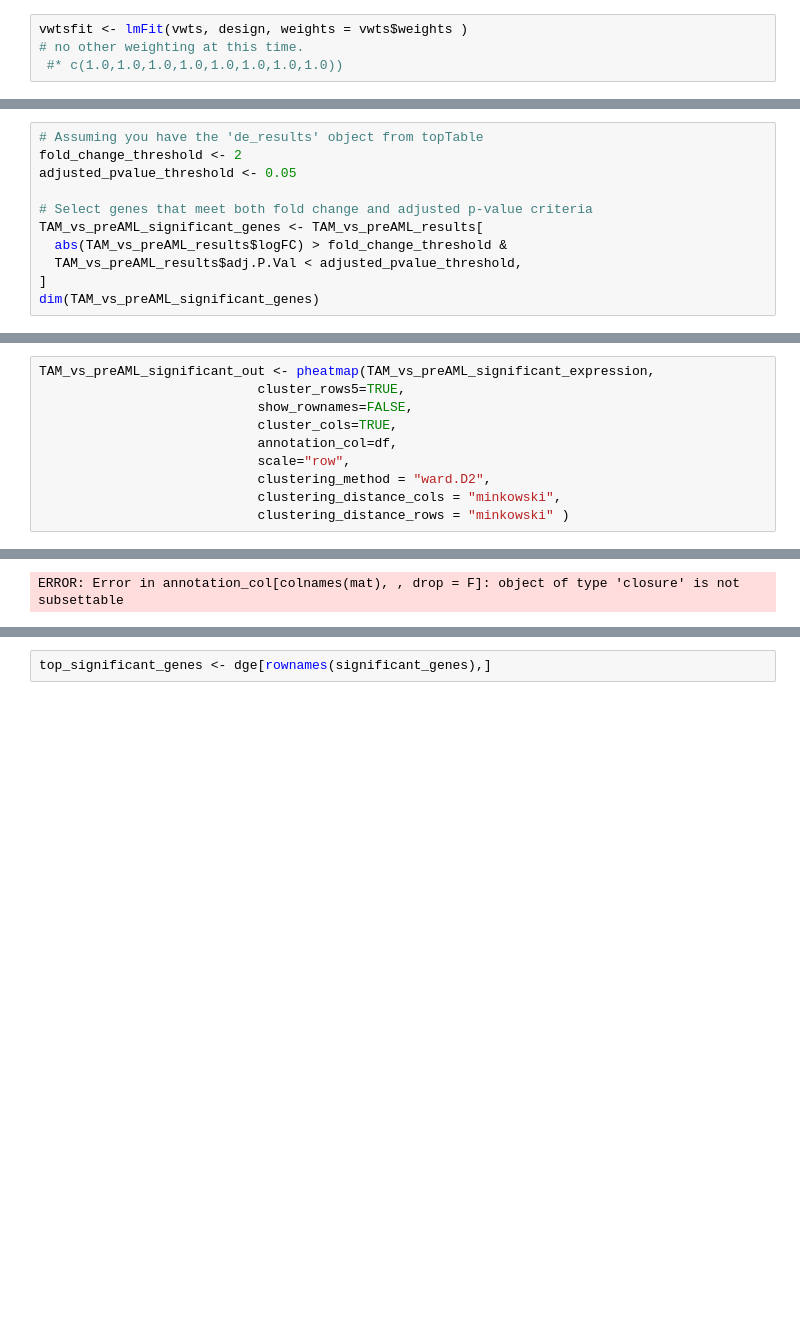
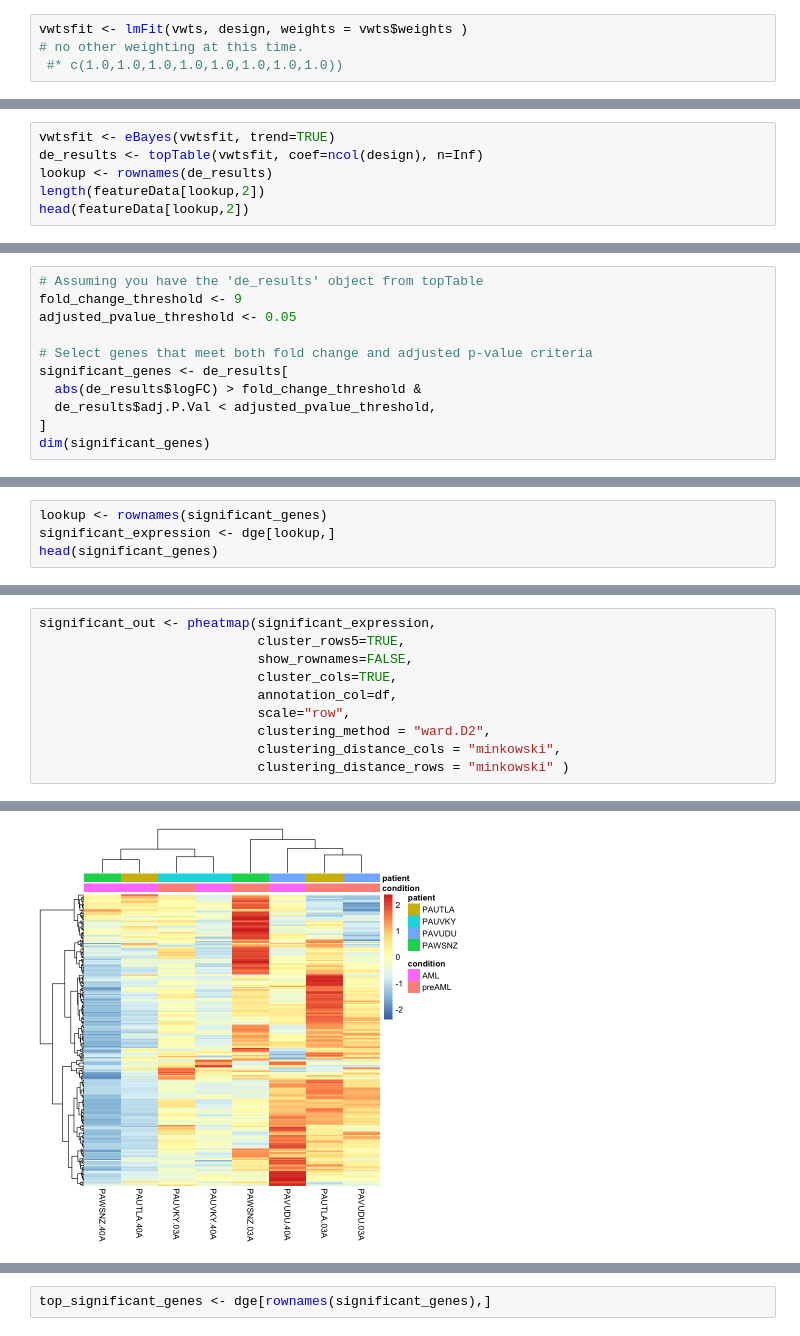
Before and after one commit to adeslatt/post-rmats-single-run, a Jupyter notebook: ipynb/all_TAM_vs_AML_A3SS_limmav2.ipynb, the cells around one changed output, grey strips where cells are left out. Saved outputs shown, nothing was run; the diff lists cells and outputs as text; blank space fills up the shorter version.

```diff
--- a/ipynb/all_TAM_vs_AML_A3SS_limmav2.ipynb
+++ b/ipynb/all_TAM_vs_AML_A3SS_limmav2.ipynb
@@ -862,0 +767,6 @@ A data.frame: 10 × 6
+# %%
+vwtsfit <- eBayes(vwtsfit, trend=TRUE)
+de_results <- topTable(vwtsfit, coef=ncol(design), n=Inf)
+lookup <- rownames(de_results)
+length(featureData[lookup,2])
+head(featureData[lookup,2])
@@ -863,12 +776,12 @@ A data.frame: 10 × 6
 # %%
 # Assuming you have the 'de_results' object from topTable
-fold_change_threshold <- 2
+fold_change_threshold <- 9
 adjusted_pvalue_threshold <- 0.05
 
 # Select genes that meet both fold change and adjusted p-value criteria
-TAM_vs_preAML_significant_genes <- TAM_vs_preAML_results[
-  abs(TAM_vs_preAML_results$logFC) > fold_change_threshold &
-  TAM_vs_preAML_results$adj.P.Val < adjusted_pvalue_threshold,
+significant_genes <- de_results[
+  abs(de_results$logFC) > fold_change_threshold &
+  de_results$adj.P.Val < adjusted_pvalue_threshold,
 ]
-dim(TAM_vs_preAML_significant_genes)
+dim(significant_genes)
 # %% [output]
@@ -906,0 +789,4 @@ library(pheatmap)
+# %%
+lookup <- rownames(significant_genes)
+significant_expression <- dge[lookup,]
+head(significant_genes)
@@ -907,5 +846,5 @@ library(pheatmap)
 # %%
-TAM_vs_preAML_significant_out <- pheatmap(TAM_vs_preAML_significant_expression,
+significant_out <- pheatmap(significant_expression,
                             cluster_rows5=TRUE,
                             show_rownames=FALSE,
                             cluster_cols=TRUE,
@@ -922,2 +857,2 @@ Warning message in is.na(x):
-ERROR: Error in annotation_col[colnames(mat), , drop = F]: object of type 'closure' is not subsettable
+[figure, added]
 # %%
```
Also changed, not shown: parts of 131 cells of this notebook, 8 other files.
